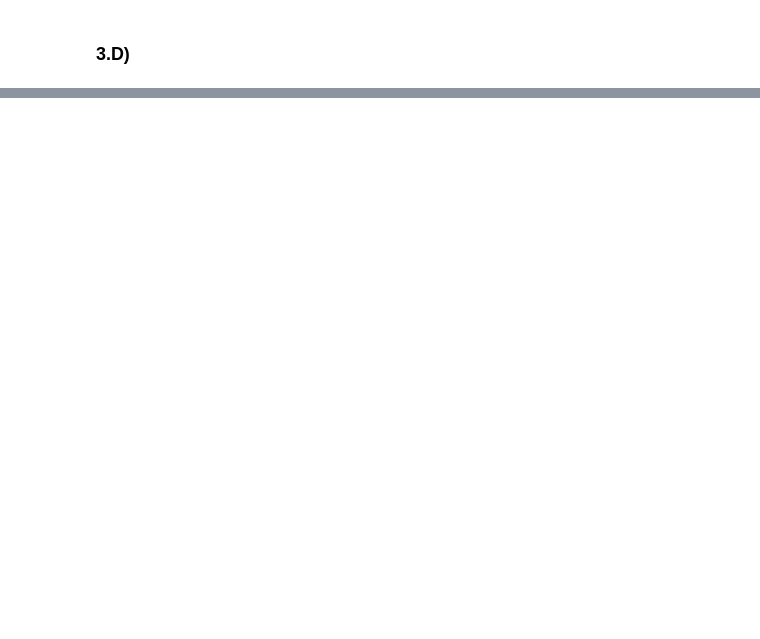
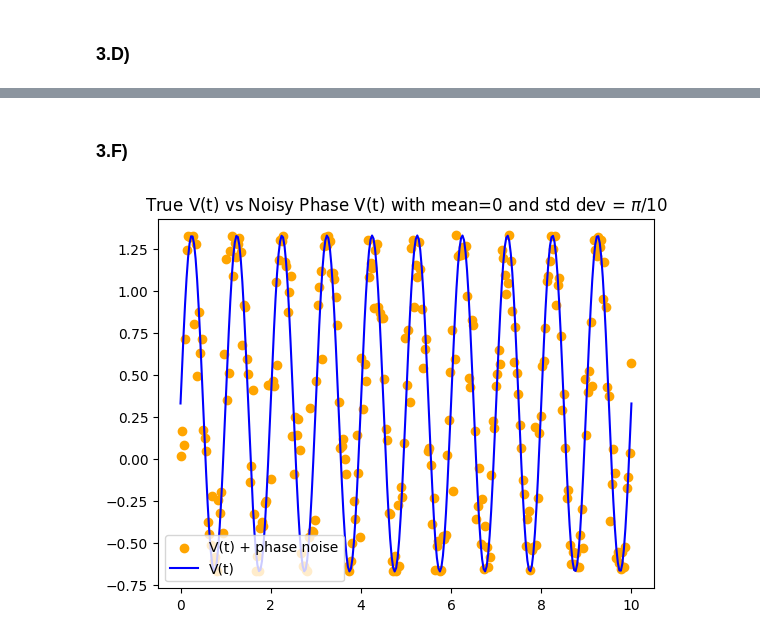
Before and after one commit to the-iron-ryan/QST-402, a Jupyter notebook: HW6/HW6.ipynb, the cells around one changed output, grey strips where cells are left out. Drawn from its saved outputs; the diff is of its cells as text; code cells hidden in the pictures; blank space fills up the shorter version.

```diff
--- a/HW6/HW6.ipynb
+++ b/HW6/HW6.ipynb
@@ -405,0 +338,14 @@ And there we have it! Each of the diagonal values represent the variance in valu
+# %% [markdown]
+### 3.F)
+# %%
+def V_sample_phase(t):
+    omega = 2*np.pi
+    return 1 * np.sin(omega * t + np.random.normal(0, np.pi/10, len(t))) + 0.33
+# %%
+plt.title("True V(t) vs Noisy Phase V(t) with mean=0 and std dev = $\pi/10$")
+plt.scatter(t, V_sample_phase(t), label='V(t) + phase noise', color='orange')
+plt.plot(t, V(t), label='V(t)', color='blue')
+plt.legend(loc="lower left")
+plt.show()
+# %% [output]
+[figure, added]
```
Also changed, not shown: parts of 21 cells of this notebook, 5 other files.
